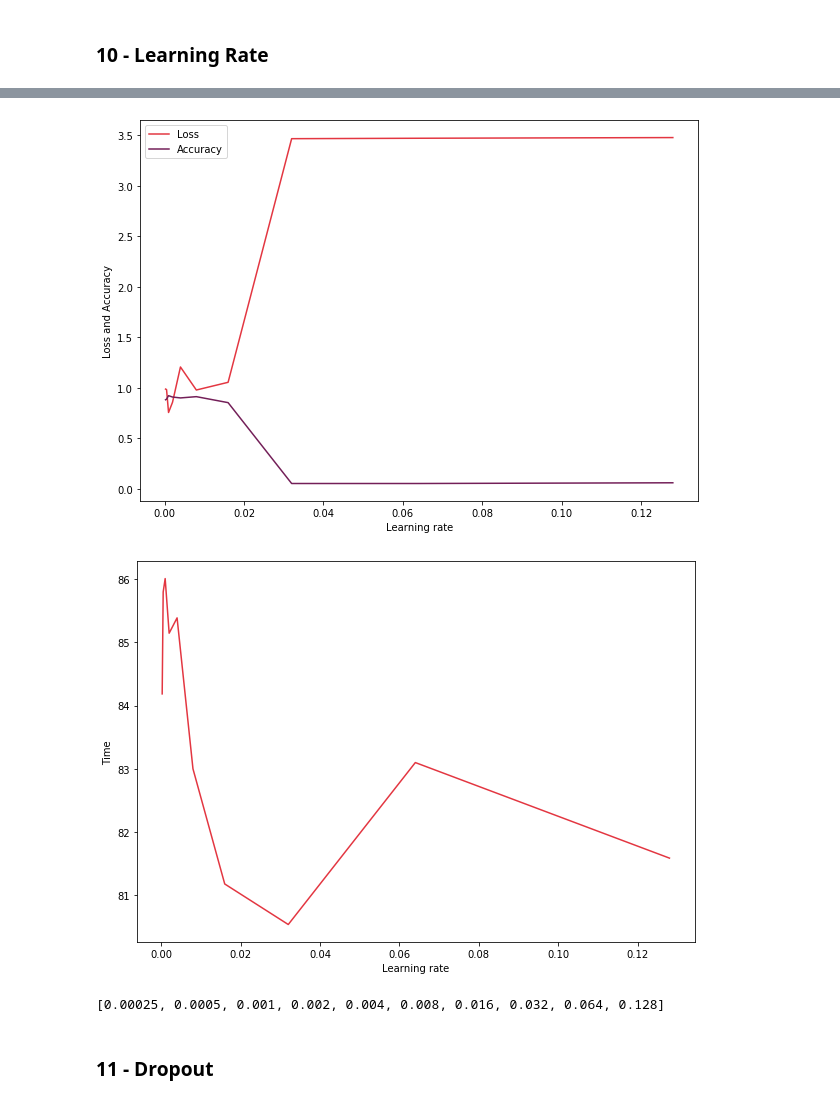
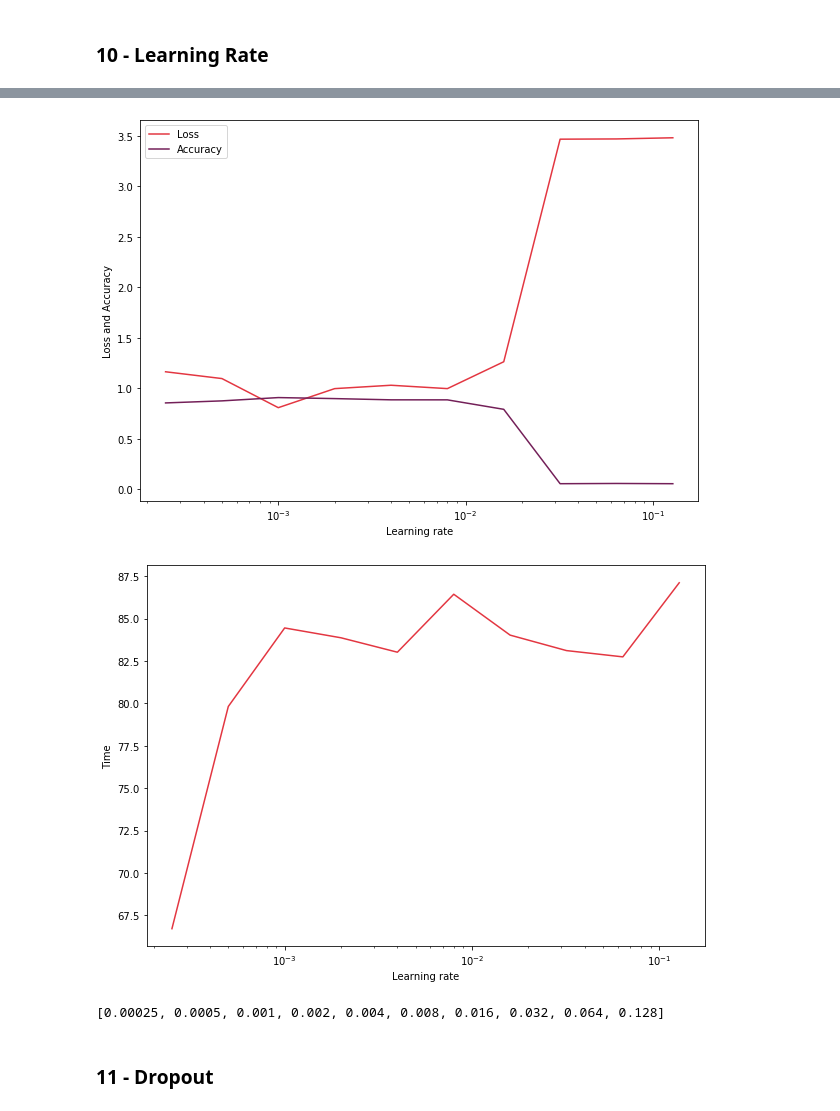
Before and after one commit to HerouFenix/taa-traffic-sign-identification, a Jupyter notebook: Project1.ipynb, the cells around one changed output, grey strips where cells are left out. Cells and saved outputs as stored; diff of their text form; code cells hidden in the pictures.

```diff
--- a/Project1.ipynb
+++ b/Project1.ipynb
@@ -225,7 +227,7 @@ def open_set(path_test, path_train, gray = False, cv_random = True, augment=Fals
 
     return x_test, y_test, x_train, y_train, x_cv, y_cv
 # %%
-x_test, y_test, x_train, y_train, x_cv, y_cv = open_set("./Dataset/PickledData/Test_normalize.p", "./Dataset/PickledData/Train_normalize.p", gray=True, cv_random=False)
+x_test, y_test, x_train, y_train, x_cv, y_cv = open_set("./Dataset/PickledData/Test_gray.p", "./Dataset/PickledData/Train_gray.p", gray=True, cv_random=False)
 # %% [markdown]
 ### Step 2 - Treat the data (Augment and Shuffle)
 # %%
@@ -258,7 +260,7 @@ def LeNetModel(no_output=6, rgb=True, drop_fully_connected=0, drop_convolutional
     model.add(keras.layers.Dropout(drop_convolutional))
 
     # Second Layer - Subsampling (Average Pooling) ; Input = 28x28x6 ; Output = 14x14x6
-    model.add(keras.layers.MaxPooling2D())
+    model.add(keras.layers.AveragePooling2D())
 
     # Third Layer - Convolutional ; Input = 14x14x6 ; Output = 10x10x16
     model.add(keras.layers.Conv2D(
@@ -268,7 +270,7 @@ def LeNetModel(no_output=6, rgb=True, drop_fully_connected=0, drop_convolutional
                  )
 
     # Fourth Layer - Subsampling (Average Pooling) ; Input = 10x10x16 ; Output = 5x5x16
-    model.add(keras.layers.MaxPooling2D())
+    model.add(keras.layers.AveragePooling2D())
 
     model.add(keras.layers.Flatten()) # Flatten the last layer's output to pass it to the Fully Connected layers
 
@@ -1120,24 +1140,26 @@ ValueError: x has to be a floating point tensor since it's going to be scaled. G
 # %%
 plt.figure(figsize = (10,7))
 
 plt.plot(l_rates, loss_results, color="#e33641", label='Loss')
 plt.plot(l_rates, acc_results, color="#731f58", label='Accuracy')
 plt.xlabel('Learning rate')
 plt.ylabel('Loss and Accuracy')
+plt.xscale('log')
 plt.legend()
 plt.show()
 
 plt.figure(figsize = (10,7))
 
 plt.plot(l_rates, time_results, color="#e33641")
 plt.xlabel('Learning rate')
 plt.ylabel('Time')
+plt.xscale('log')
 plt.show()
 
 print(l_rates)
 # %% [output]
-[figure, old version]
+[figure, new version]
-[figure, old version]
+[figure, new version]
 [0.00025, 0.0005, 0.001, 0.002, 0.004, 0.008, 0.016, 0.032, 0.064, 0.128]
 # %% [markdown]
 ### 11 - Dropout
```
Also changed, not shown: parts of 14 cells of this notebook.
